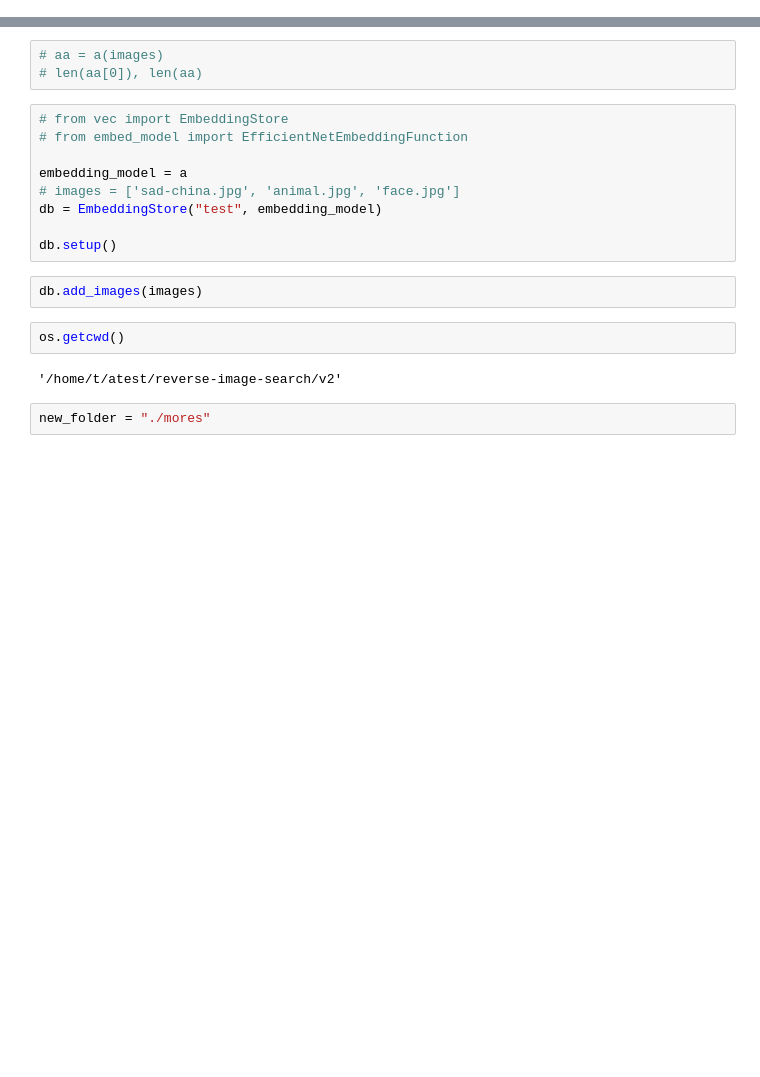
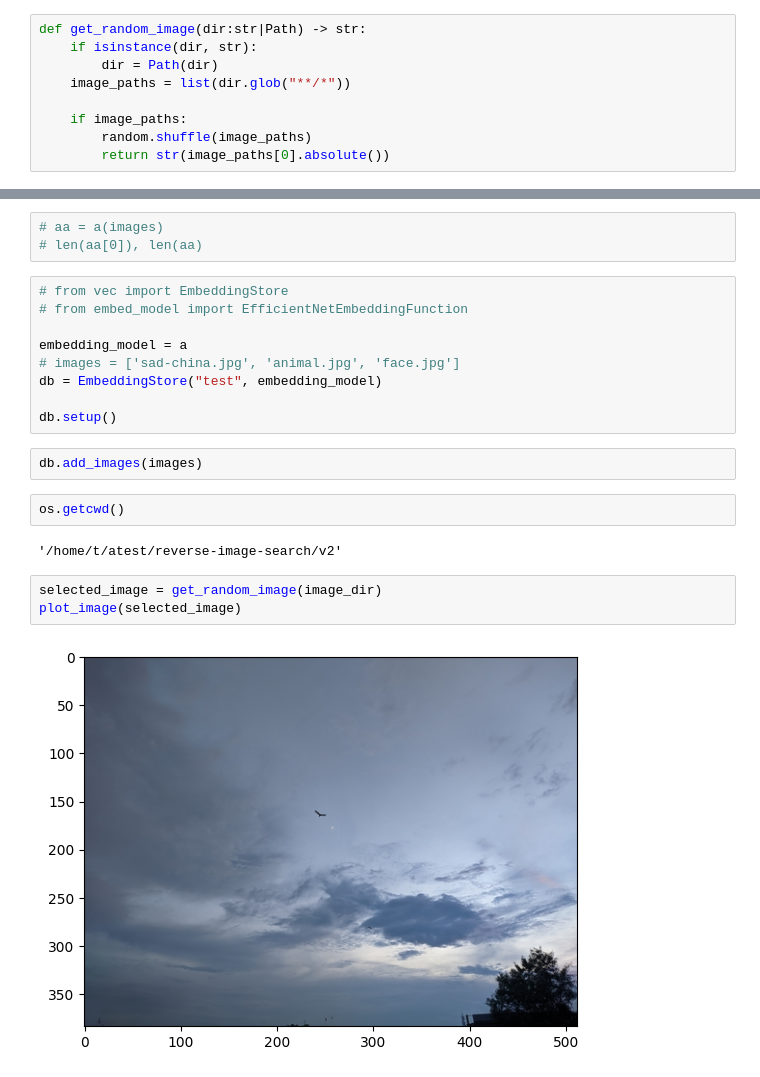
Before and after one commit to tikendraw/reverse-image-search, a Jupyter notebook: v2/hehe.ipynb, the cells around one changed output, grey strips where cells are left out. Drawn from its saved outputs; the diff is of its cells as text; blank space fills up the shorter version.

```diff
--- a/v2/hehe.ipynb
+++ b/v2/hehe.ipynb
@@ -52,6 +51,15 @@ def plot_images_grid(image_paths, titles, grid_size=(2, 2)):
 
     # plt.tight_layout()
     plt.show()
+# %%
+def get_random_image(dir:str|Path) -> str:
+    if isinstance(dir, str):
+        dir = Path(dir)
+    image_paths = list(dir.glob("**/*"))
+
+    if image_paths:
+        random.shuffle(image_paths)
+        return str(image_paths[0].absolute())
 # %%
 from transformers import AutoModel
 # %%
@@ -330,5 +369,8 @@ db.add_images(images)
 os.getcwd()
 # %% [output]
 '/home/t/atest/reverse-image-search/v2'
-# %%
-new_folder = "./mores"
+# %%
+selected_image = get_random_image(image_dir)
+plot_image(selected_image)
+# %% [output]
+[figure, added]
```
Also changed, not shown: parts of 18 cells of this notebook.
